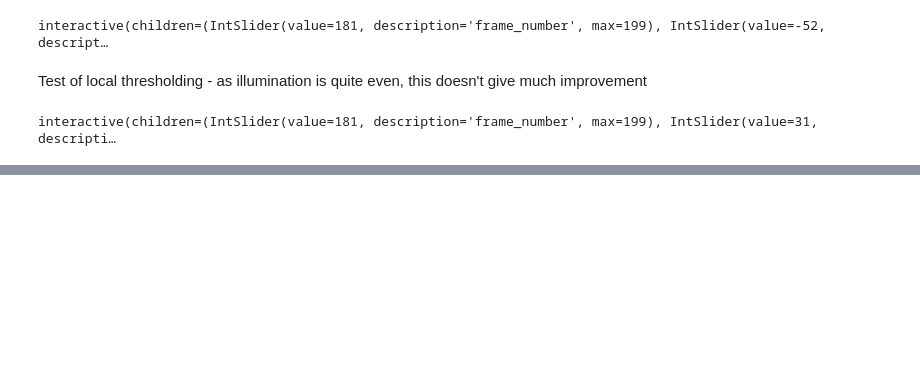
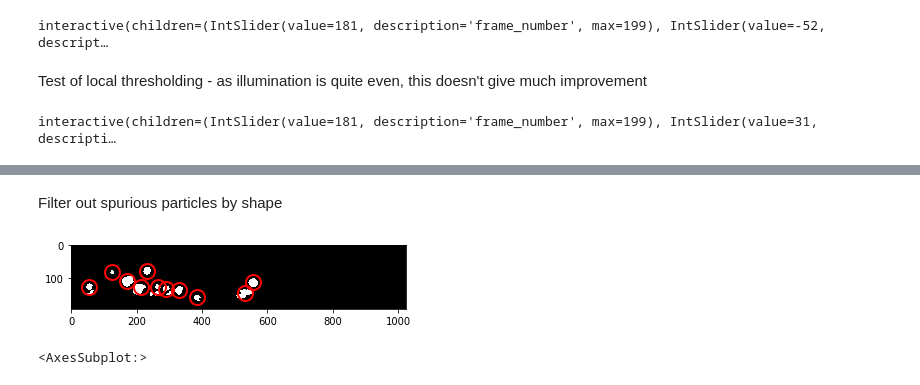
Before and after one commit to yue-here/am_cv, a Jupyter notebook: segment and plot regions - AM.ipynb, the cells around one changed output, grey strips where cells are left out. Cells and saved outputs as stored; diff of their text form; code cells hidden in the pictures; blank space fills up the shorter version.

```diff
--- a/segment and plot regions - AM.ipynb
+++ b/segment and plot regions - AM.ipynb
@@ -219,0 +316,12 @@ plt.imshow(out)
+# %% [markdown]
+Filter out spurious particles by shape
+# %%
+t2 = t1[((t1['mass'] > 20) & (t1['size'] < 10) &
+         (t1['ecc'] < 0.3))]
+
+plt.figure()
+frame_number = 181
+tp.annotate(t2[t2['frame'] == frame_number], segmented_frames[frame_number])
+# %% [output]
+[figure, added]
+<AxesSubplot:>
```
Also changed, not shown: parts of 43 cells of this notebook, 2 other files.
